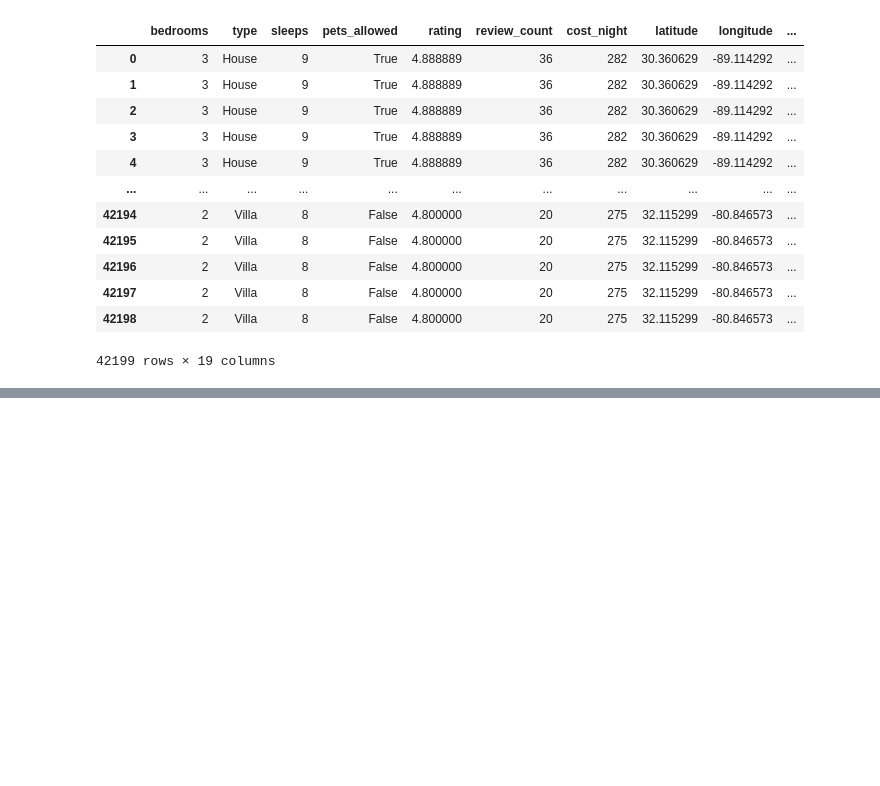
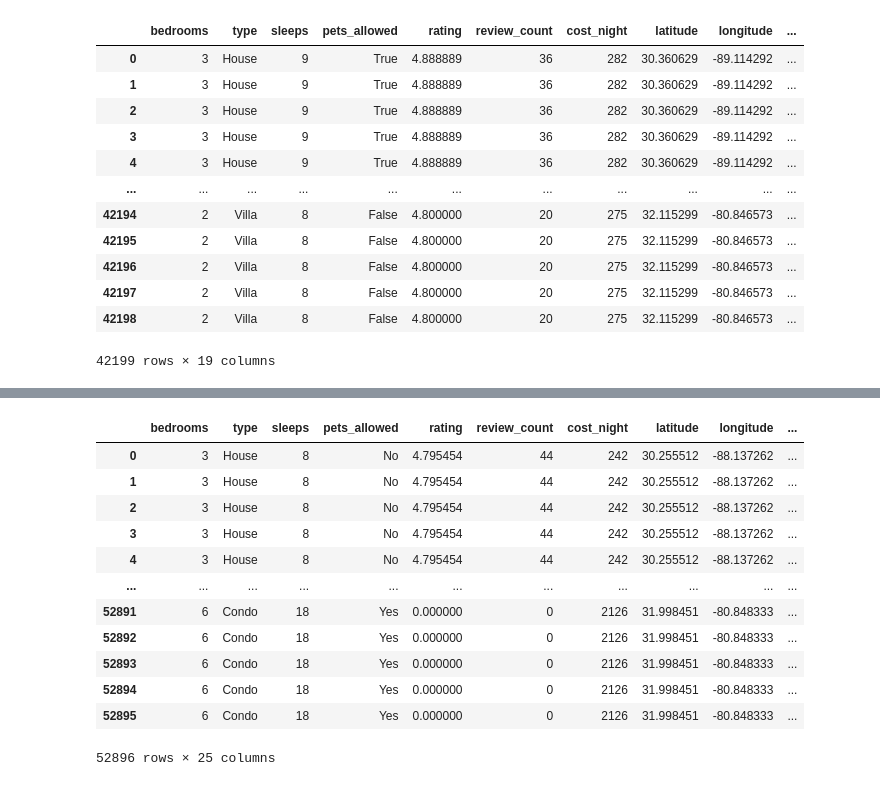
Before and after one commit to NSS-Full-Time-Data-Analytics-9/bwilhelm_capstone, a Jupyter notebook: scripts/master_list.ipynb, the cells around one changed output, grey strips where cells are left out. Saved outputs shown, nothing was run; the diff lists cells and outputs as text; code cells hidden in the pictures; blank space fills up the shorter version.

```diff
--- a/scripts/master_list.ipynb
+++ b/scripts/master_list.ipynb
@@ -503,0 +602,18 @@ master_list.loc[master_list['checkin_date'] != 'October 7']
+# %%
+updated_master_list = pd.merge(updated_listings, check_in_weather,
+        on = 'location', how = 'outer')
+updated_master_list
+# %% [output]
+|  | bedrooms | type | sleeps | pets_allowed | rating | review_count | cost_night | latitude | longitude | ... |
+| 0 | 3 | House | 8 | No | 4.795454 | 44 | 242 | 30.255512 | -88.137262 | ... |
+| 1 | 3 | House | 8 | No | 4.795454 | 44 | 242 | 30.255512 | -88.137262 | ... |
+| 2 | 3 | House | 8 | No | 4.795454 | 44 | 242 | 30.255512 | -88.137262 | ... |
+| 3 | 3 | House | 8 | No | 4.795454 | 44 | 242 | 30.255512 | -88.137262 | ... |
+| 4 | 3 | House | 8 | No | 4.795454 | 44 | 242 | 30.255512 | -88.137262 | ... |
+| ... | ... | ... | ... | ... | ... | ... | ... | ... | ... | ... |
+| 52891 | 6 | Condo | 18 | Yes | 0.000000 | 0 | 2126 | 31.998451 | -80.848333 | ... |
+| 52892 | 6 | Condo | 18 | Yes | 0.000000 | 0 | 2126 | 31.998451 | -80.848333 | ... |
+| 52893 | 6 | Condo | 18 | Yes | 0.000000 | 0 | 2126 | 31.998451 | -80.848333 | ... |
+| 52894 | 6 | Condo | 18 | Yes | 0.000000 | 0 | 2126 | 31.998451 | -80.848333 | ... |
+| 52895 | 6 | Condo | 18 | Yes | 0.000000 | 0 | 2126 | 31.998451 | -80.848333 | ... |
+52896 rows × 25 columns
```
Also changed, not shown: parts of 14 cells of this notebook, 1 other file.
